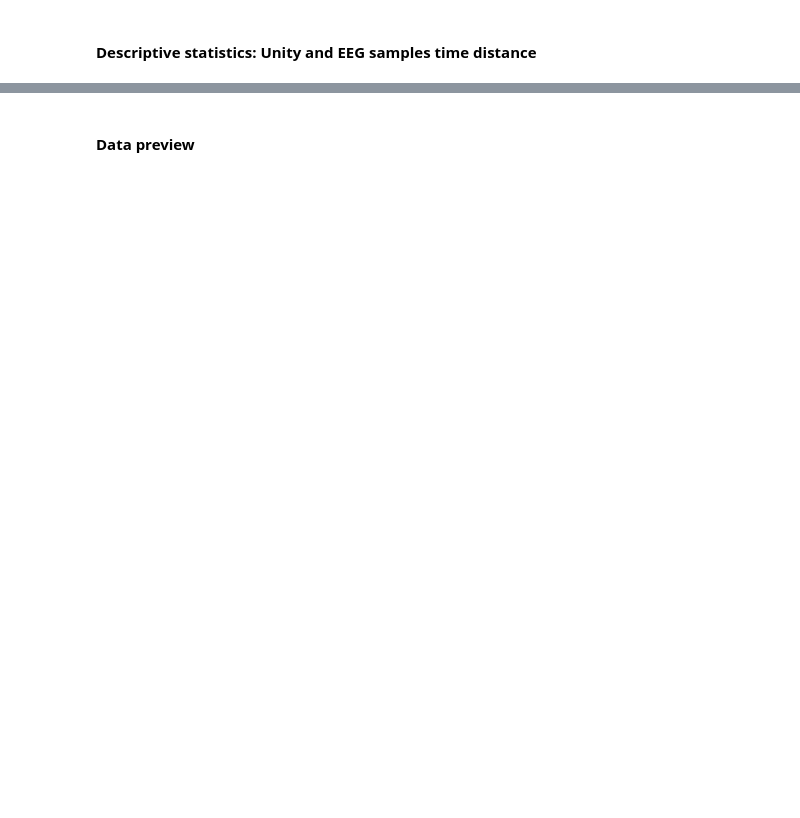
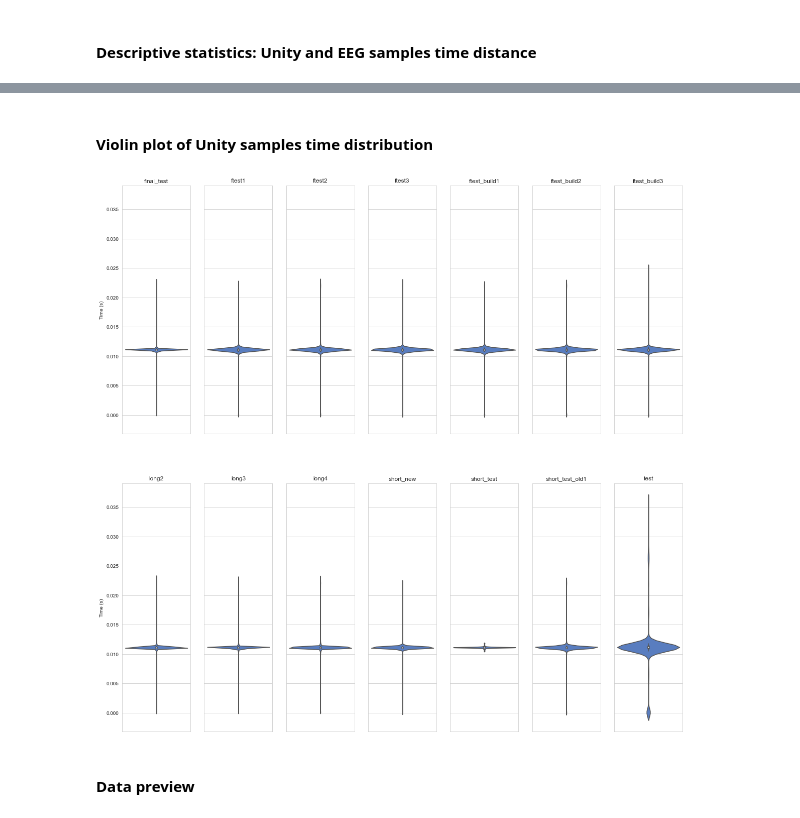
Before and after one commit to mvidaldp/lsl_latency_analysis, a Jupyter notebook: analysis.ipynb, the cells around one changed output, grey strips where cells are left out. Drawn from its saved outputs; the diff is of its cells as text; code cells hidden in the pictures; blank space fills up the shorter version.

```diff
--- a/analysis.ipynb
+++ b/analysis.ipynb
@@ -429,8 +437,0 @@ EEG:
-# %%
-# TODO: plot time distribution for each unity recording. Print all together (unity)
-%matplotlib inline
-sns.set(rc={"figure.figsize": (3, 9)})  # set figure size
-sns.set_style("whitegrid")  # set seaborn plotting style
-p = sns.boxplot(x=u_time_dist, orient="v")
-p.set_title("Time distribution (s)")
-plt.show()
@@ -524,2 +438,22 @@ Unity sample count: 5805
+# %% [markdown]
+#### __Violin plot of Unity samples time distribution__
+# %%
+%matplotlib inline
+sns.set_style("whitegrid")  # set seaborn plotting style
+nplots = len(u_stats.columns)  # number of subplots
+# define subplots
+fig, axes = plt.subplots(nrows=2, ncols=int(nplots / 2), figsize=(20, 20), sharey=True)
+# for all subplots (position[row, column] agnostic)
+for i, ax in enumerate(axes.flat):
+    fname = u_stats.columns[i]  # filename
+    sns.violinplot(x=u_dist[i], orient="v", ax=ax, palette="muted")
+    ax.set_title(fname)  # set subplot title as filename
+# for each first subplot of each row
+for ax in axes[:, 0]:
+    ax.set_ylabel("Time (s)")  # set y-axis label
+
+plt.show()
+# %% [output]
+[figure, added]
 # %% [markdown]
 #### __Data preview__
```
Also changed, not shown: parts of 18 cells of this notebook.
